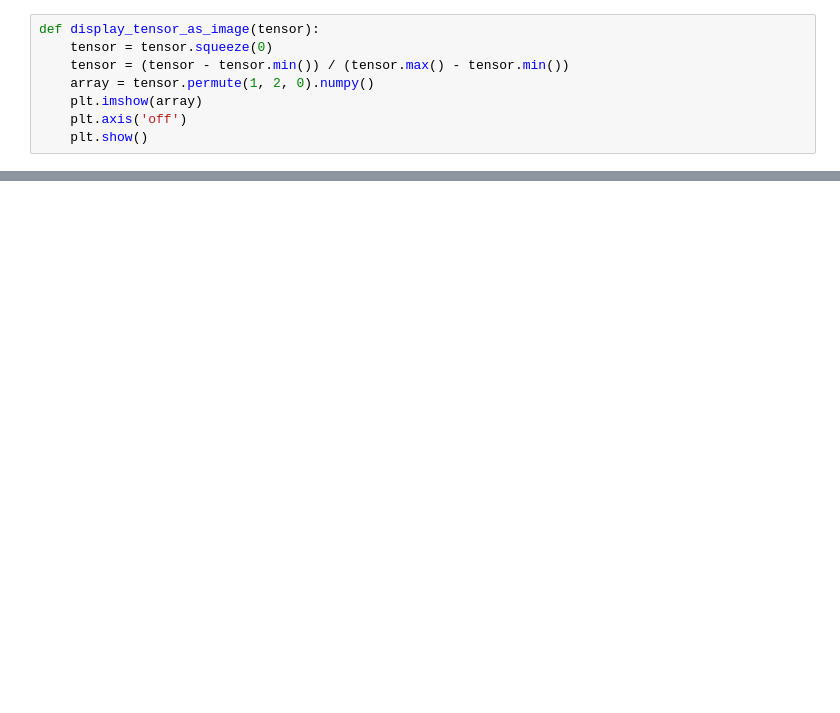
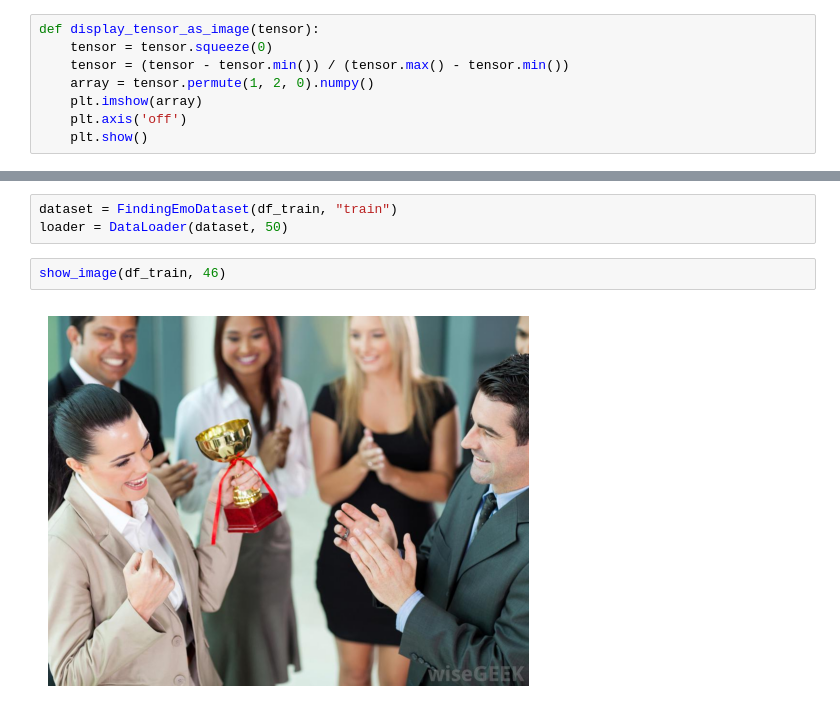
Before and after one commit to jarnedemoenvub/nsai_social_cognition, a Jupyter notebook: code/notebooks/nsai3.ipynb, the cells around one changed output, grey strips where cells are left out. Saved outputs shown, nothing was run; the diff lists cells and outputs as text; blank space fills up the shorter version.

```diff
--- a/code/notebooks/nsai3.ipynb
+++ b/code/notebooks/nsai3.ipynb
@@ -636,0 +705,7 @@ display_tensor_as_image(tensor)
+# %%
+dataset = FindingEmoDataset(df_train, "train")
+loader = DataLoader(dataset, 50)
+# %%
+show_image(df_train, 46)
+# %% [output]
+[figure, added]
```
Also changed, not shown: parts of 16 cells of this notebook, 1 other file.
